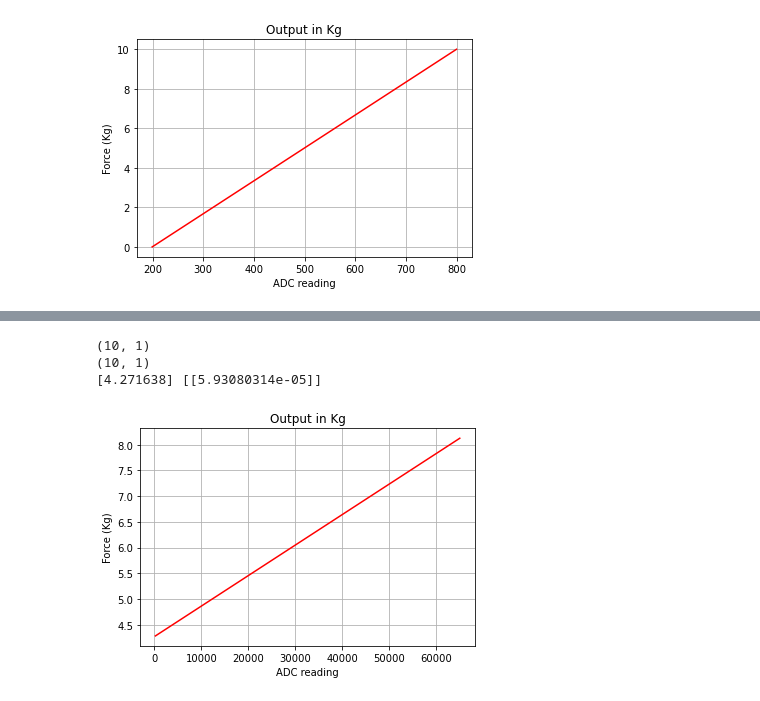
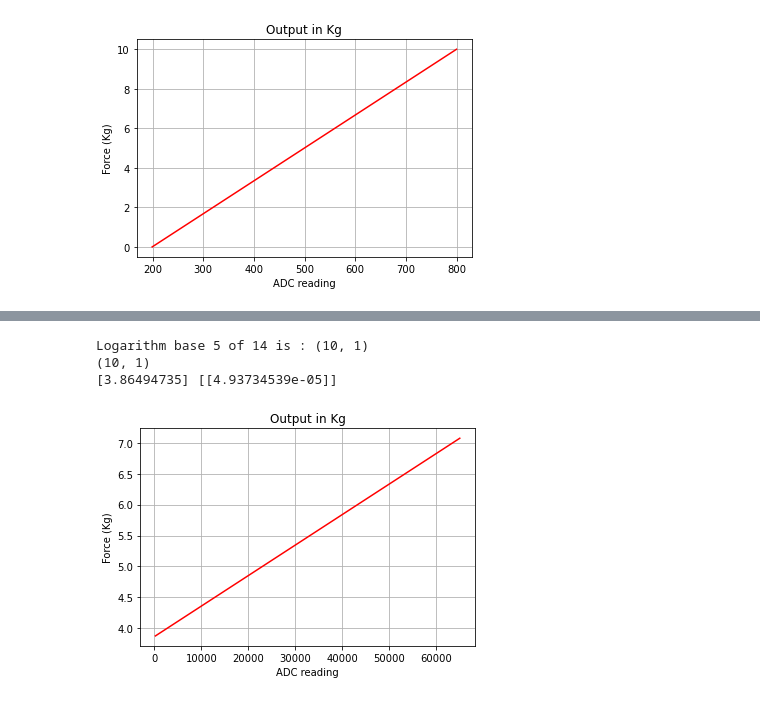
Before and after one commit to JinxDM/Capstone-Project, a Jupyter notebook: ADC conversion and calibration.ipynb, the cells around one changed output, grey strips where cells are left out. Drawn from its saved outputs; the diff is of its cells as text; code cells hidden in the pictures.

Commit message:
Log plot

```diff
--- a/ADC conversion and calibration.ipynb
+++ b/ADC conversion and calibration.ipynb
@@ -43,23 +43,29 @@ print (model.intercept_, model.coef_)
 # %%
 import numpy as np
 import matplotlib.pyplot as plt
 from sklearn.linear_model import LinearRegression as lr
+import math
 X = np.linspace(199.1,65000.2,10).reshape(-1,1)
 Y = np.array([1.1,2.0,3.0,4.0,5.0,6.0,7.0,8.0,9.0,10.0]).reshape(-1,1)
-Y = 1.2**np.log(X)
+Y = 1.2**np.log(X) #X^0.18....
+# Printing the log base 5 of 14
+print ("Logarithm base 5 of 14 is : ", end="")
+Y = (X-6)**0.2-5
+Y = X**0.17
+#Y = np.log(X)/np.log(2.7)
 print(X.shape)
 print(Y.shape)
 model = lr()
 model.fit(X,Y)
 plt.plot(X,model.predict(X) ,'r')
 plt.title("Output in Kg") #our model will not be linear
 plt.grid()
 plt.ylabel("Force (Kg)")
 plt.xlabel("ADC reading")
 print (model.intercept_, model.coef_)
 #
 # %% [output]
+Logarithm base 5 of 14 is : (10, 1)
 (10, 1)
-(10, 1)
-[4.271638] [[5.93080314e-05]]
+[3.86494735] [[4.93734539e-05]]
-[figure, old version]
+[figure, new version]
```
